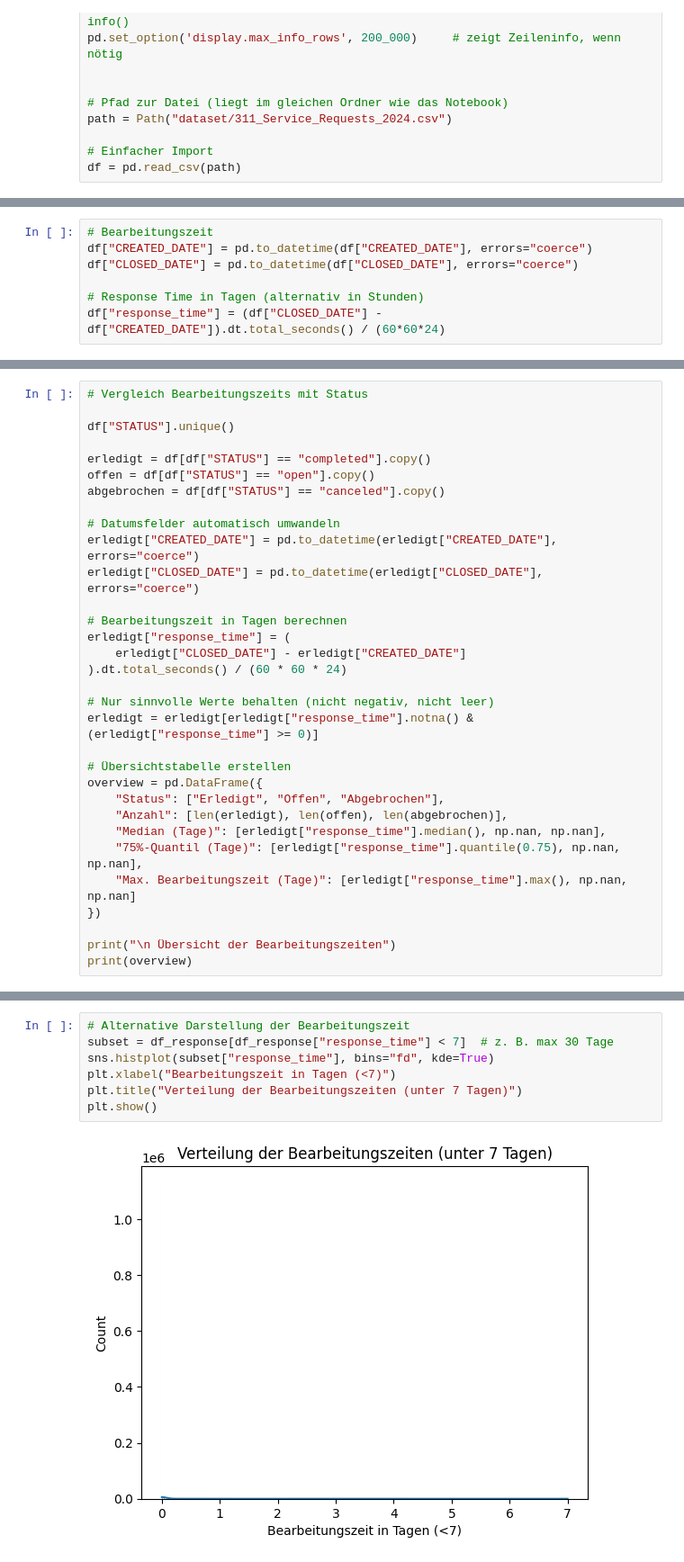
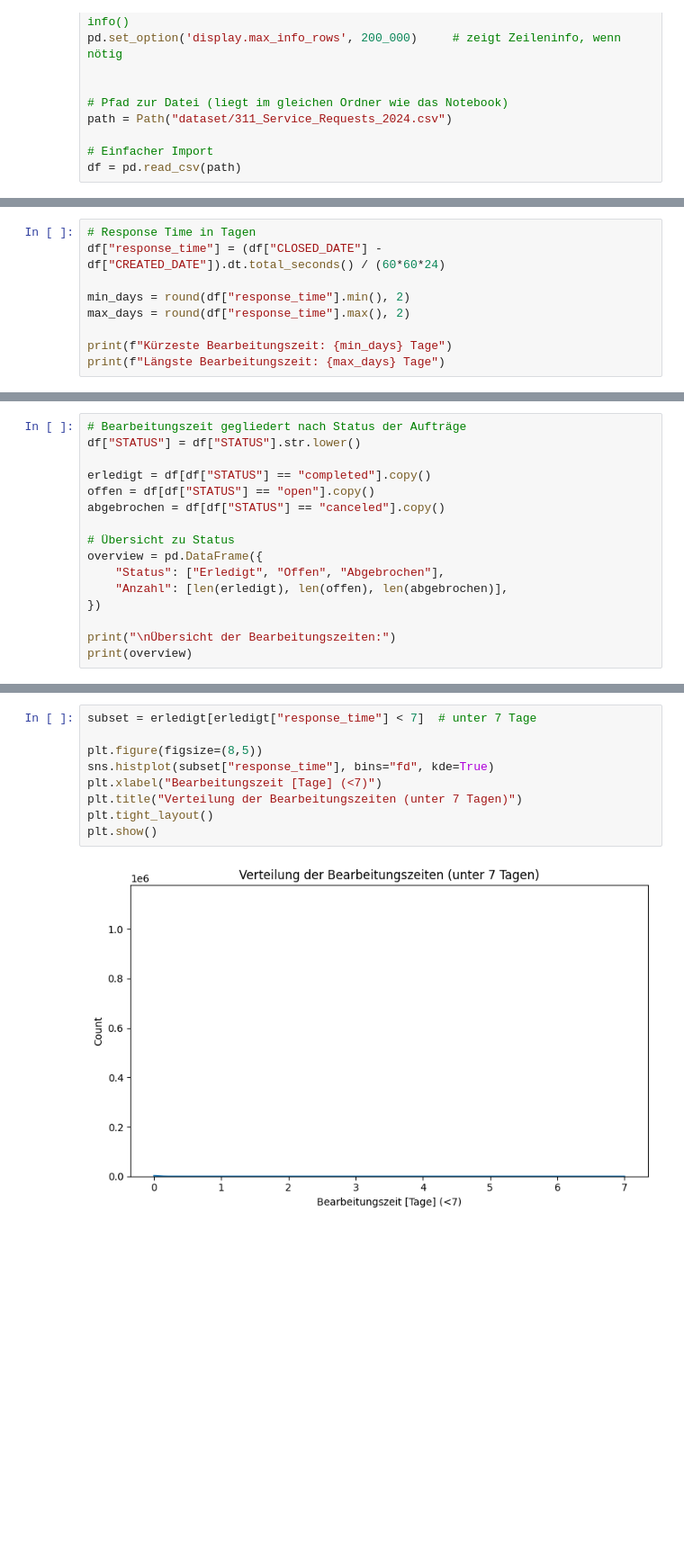
Before and after one commit to Ameowsle/Statistic-Macher, a Jupyter notebook: VL_3_Projekt.ipynb, the cells around one changed output, grey strips where cells are left out. Shown at 90% size. Saved outputs shown, nothing was run; the diff lists cells and outputs as text; blank space fills up the shorter version.

Commit message:
Bearbeitungszeit mit allen Vorlesungsinhalten analysiert

```diff
--- a/VL_3_Projekt.ipynb
+++ b/VL_3_Projekt.ipynb
@@ -29,7 +32,9 @@ print(year_counts.loc[2024], "Einträge im Jahr 2024")
 # %%
-# Bearbeitungszeit
-df["CREATED_DATE"] = pd.to_datetime(df["CREATED_DATE"], errors="coerce")
-df["CLOSED_DATE"] = pd.to_datetime(df["CLOSED_DATE"], errors="coerce")
+# Response Time in Tagen
+df["response_time"] = (df["CLOSED_DATE"] - df["CREATED_DATE"]).dt.total_seconds() / (60*60*24)
 
-# Response Time in Tagen (alternativ in Stunden)
-df["response_time"] = (df["CLOSED_DATE"] - df["CREATED_DATE"]).dt.total_seconds() / (60*60*24)
+min_days = round(df["response_time"].min(), 2)
+max_days = round(df["response_time"].max(), 2)
+
+print(f"Kürzeste Bearbeitungszeit: {min_days} Tage")
+print(f"Längste Bearbeitungszeit: {max_days} Tage")
@@ -36,33 +44,17 @@ df["response_time"] = (df["CLOSED_DATE"] - df["CREATED_DATE"]).dt.total_seconds(
 # %%
-# Vergleich Bearbeitungszeits mit Status
-
-df["STATUS"].unique()
+# Bearbeitungszeit gegliedert nach Status der Aufträge
+df["STATUS"] = df["STATUS"].str.lower()
 
 erledigt = df[df["STATUS"] == "completed"].copy()
 offen = df[df["STATUS"] == "open"].copy()
 abgebrochen = df[df["STATUS"] == "canceled"].copy()
 
-# Datumsfelder automatisch umwandeln
-erledigt["CREATED_DATE"] = pd.to_datetime(erledigt["CREATED_DATE"], errors="coerce")
-erledigt["CLOSED_DATE"] = pd.to_datetime(erledigt["CLOSED_DATE"], errors="coerce")
-
-# Bearbeitungszeit in Tagen berechnen
-erledigt["response_time"] = (
-    erledigt["CLOSED_DATE"] - erledigt["CREATED_DATE"]
-).dt.total_seconds() / (60 * 60 * 24)
-
-# Nur sinnvolle Werte behalten (nicht negativ, nicht leer)
-erledigt = erledigt[erledigt["response_time"].notna() & (erledigt["response_time"] >= 0)]
-
-# Übersichtstabelle erstellen
+# Übersicht zu Status
 overview = pd.DataFrame({
     "Status": ["Erledigt", "Offen", "Abgebrochen"],
     "Anzahl": [len(erledigt), len(offen), len(abgebrochen)],
-    "Median (Tage)": [erledigt["response_time"].median(), np.nan, np.nan],
-    "75%-Quantil (Tage)": [erledigt["response_time"].quantile(0.75), np.nan, np.nan],
-    "Max. Bearbeitungszeit (Tage)": [erledigt["response_time"].max(), np.nan, np.nan]
 })
 
-print("\n Übersicht der Bearbeitungszeiten")
+print("\nÜbersicht der Bearbeitungszeiten:")
 print(overview)
 # %% [output]
@@ -93,9 +68,11 @@ plt.show()
 # %%
-# Alternative Darstellung der Bearbeitungszeit
-subset = df_response[df_response["response_time"] < 7]  # z. B. max 30 Tage
+subset = erledigt[erledigt["response_time"] < 7]  # unter 7 Tage
+
+plt.figure(figsize=(8,5))
 sns.histplot(subset["response_time"], bins="fd", kde=True)
-plt.xlabel("Bearbeitungszeit in Tagen (<7)")
+plt.xlabel("Bearbeitungszeit [Tage] (<7)")
 plt.title("Verteilung der Bearbeitungszeiten (unter 7 Tagen)")
+plt.tight_layout()
 plt.show()
 # %% [output]
-[figure, old version]
+[figure, new version]
```
Also changed, not shown: parts of 51 cells of this notebook.
